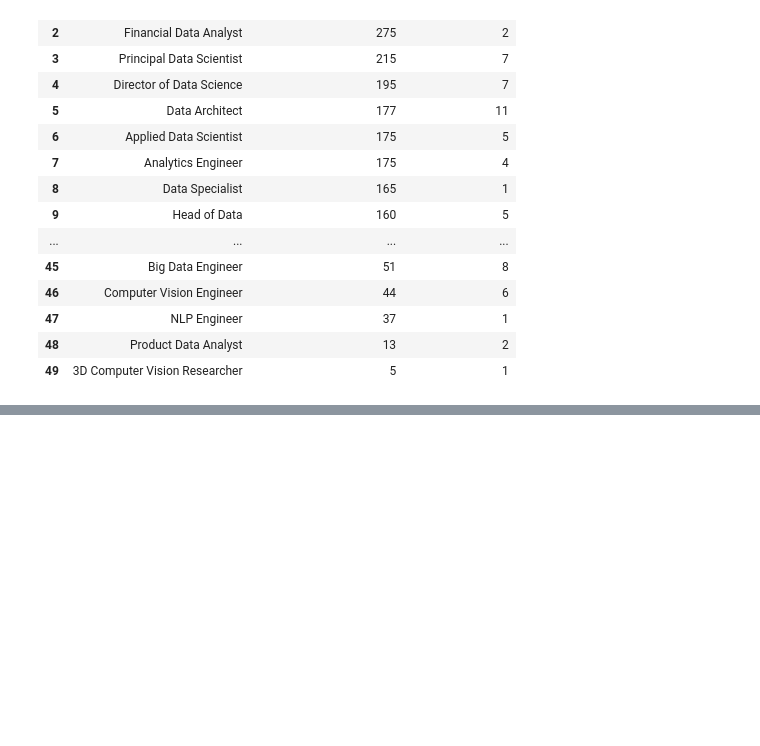
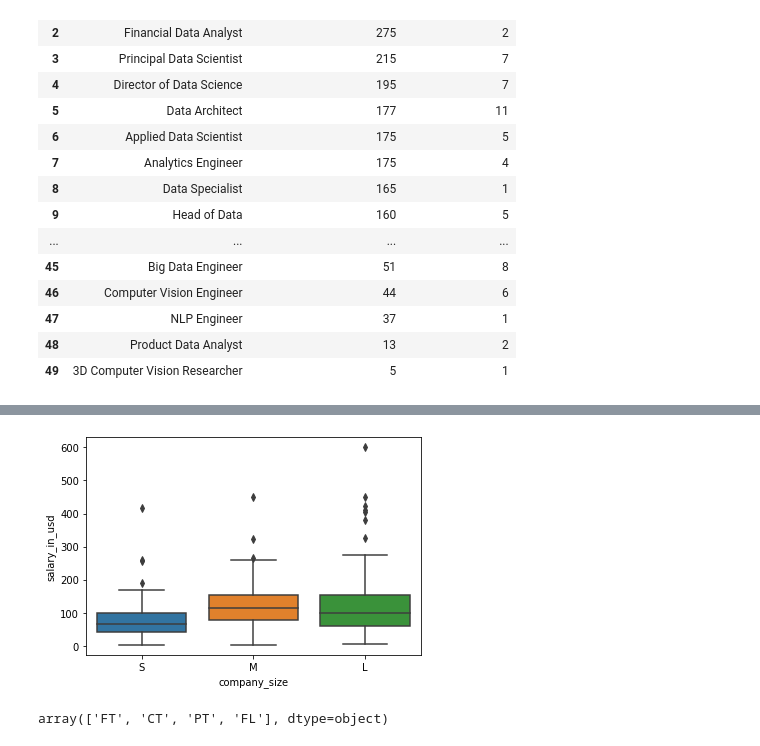
Before and after one commit to rolandina/simplon-projet-existant, a Jupyter notebook: analysis.ipynb, the cells around one changed output, grey strips where cells are left out. Cells and saved outputs as stored; diff of their text form; code cells hidden in the pictures; blank space fills up the shorter version.

```diff
--- a/analysis.ipynb
+++ b/analysis.ipynb
@@ -347,0 +435,11 @@ fig.show()
+# %%
+# Box plot Remote job & salary in usd
+company_order = ['S', 'M', 'L']
+sns.boxplot(x='company_size', y='salary_in_usd', data=df, order=company_order)
+plt.show()
+# %% [output]
+[figure, added]
+# %%
+df["employment_type"].unique()
+# %% [output]
+array(['FT', 'CT', 'PT', 'FL'], dtype=object)
```
Also changed, not shown: parts of 39 cells of this notebook.
